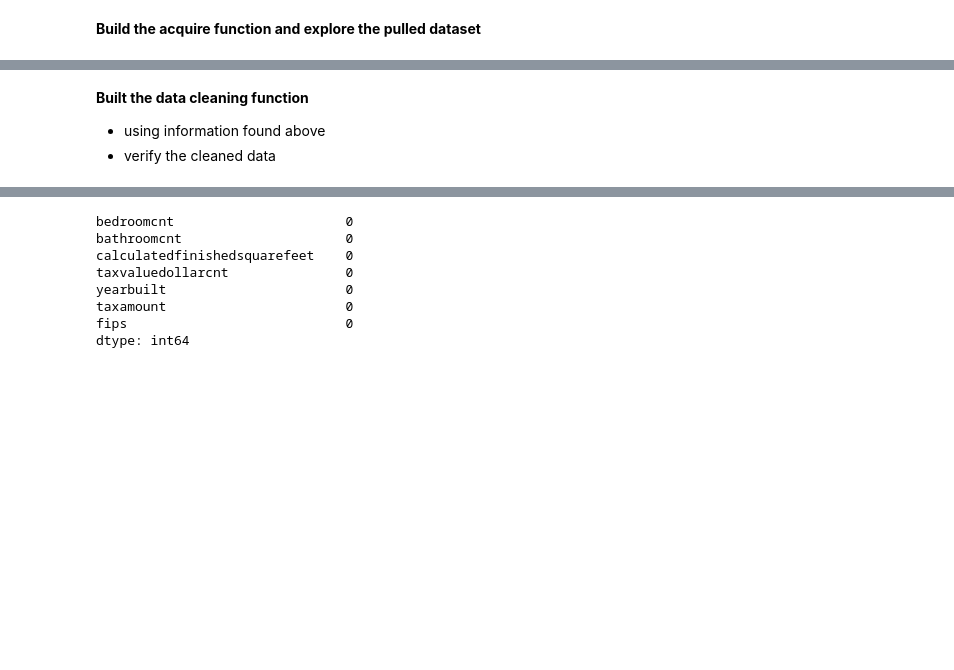
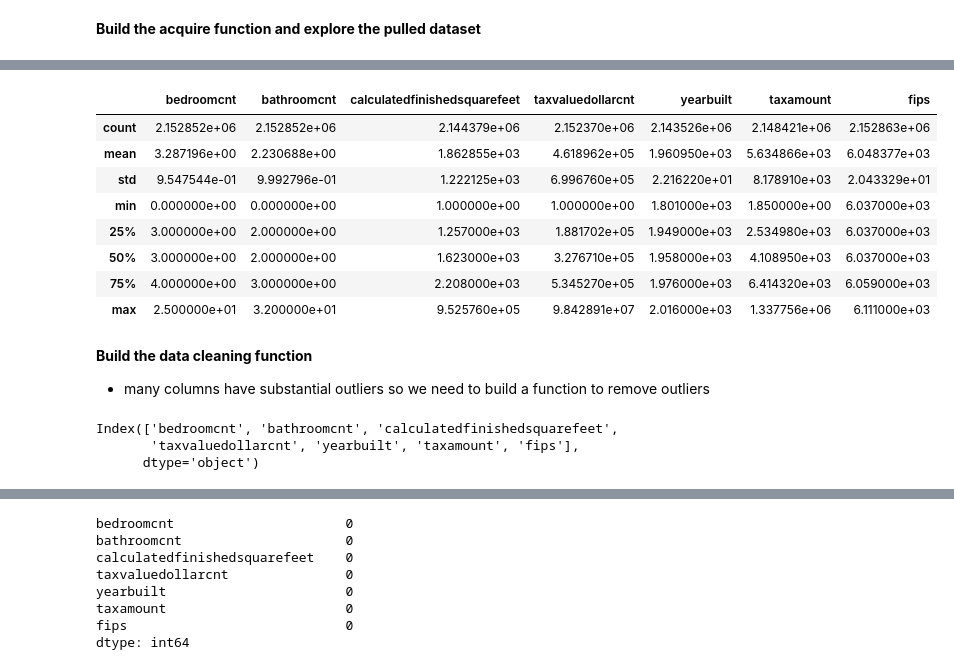
Before and after one commit to NSharick/regression-exercises, a Jupyter notebook: wrangle.ipynb, the cells around one changed output, grey strips where cells are left out. Saved outputs shown, nothing was run; the diff lists cells and outputs as text; code cells hidden in the pictures; blank space fills up the shorter version.

```diff
--- a/wrangle.ipynb
+++ b/wrangle.ipynb
@@ -43,4 +76,0 @@ df.isnull().sum()
-# %% [markdown]
-**Built the data cleaning function**
-- using information found above
-- verify the cleaned data
@@ -53,3 +77,15 @@ def clean_zillow(df):
-# %%
-df = clean_zillow(df)
-df.head()
+# %%
+df.describe()
+# %% [output]
+|  | bedroomcnt | bathroomcnt | calculatedfinishedsquarefeet | taxvaluedollarcnt | yearbuilt | taxamount | fips |
+| count | 2.152852e+06 | 2.152852e+06 | 2.144379e+06 | 2.152370e+06 | 2.143526e+06 | 2.148421e+06 | 2.152863e+06 |
+| mean | 3.287196e+00 | 2.230688e+00 | 1.862855e+03 | 4.618962e+05 | 1.960950e+03 | 5.634866e+03 | 6.048377e+03 |
+| std | 9.547544e-01 | 9.992796e-01 | 1.222125e+03 | 6.996760e+05 | 2.216220e+01 | 8.178910e+03 | 2.043329e+01 |
+| min | 0.000000e+00 | 0.000000e+00 | 1.000000e+00 | 1.000000e+00 | 1.801000e+03 | 1.850000e+00 | 6.037000e+03 |
+| 25% | 3.000000e+00 | 2.000000e+00 | 1.257000e+03 | 1.881702e+05 | 1.949000e+03 | 2.534980e+03 | 6.037000e+03 |
+| 50% | 3.000000e+00 | 2.000000e+00 | 1.623000e+03 | 3.276710e+05 | 1.958000e+03 | 4.108950e+03 | 6.037000e+03 |
+| 75% | 4.000000e+00 | 3.000000e+00 | 2.208000e+03 | 5.345270e+05 | 1.976000e+03 | 6.414320e+03 | 6.059000e+03 |
+| max | 2.500000e+01 | 3.200000e+01 | 9.525760e+05 | 9.842891e+07 | 2.016000e+03 | 1.337756e+06 | 6.111000e+03 |
+# %% [markdown]
+**Build the data cleaning function**
+- many columns have substantial outliers so we need to build a function to remove outliers
@@ -55,0 +108,6 @@ df.head()
+# %%
+df.columns
+# %% [output]
+Index(['bedroomcnt', 'bathroomcnt', 'calculatedfinishedsquarefeet',
+       'taxvaluedollarcnt', 'yearbuilt', 'taxamount', 'fips'],
+      dtype='object')
```
Also changed, not shown: parts of 22 cells of this notebook, 1 other file.
